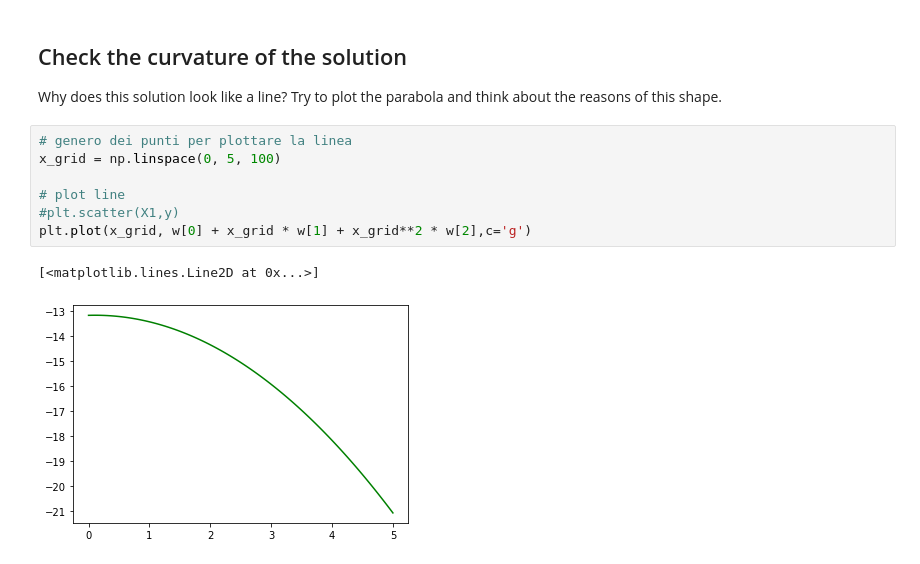
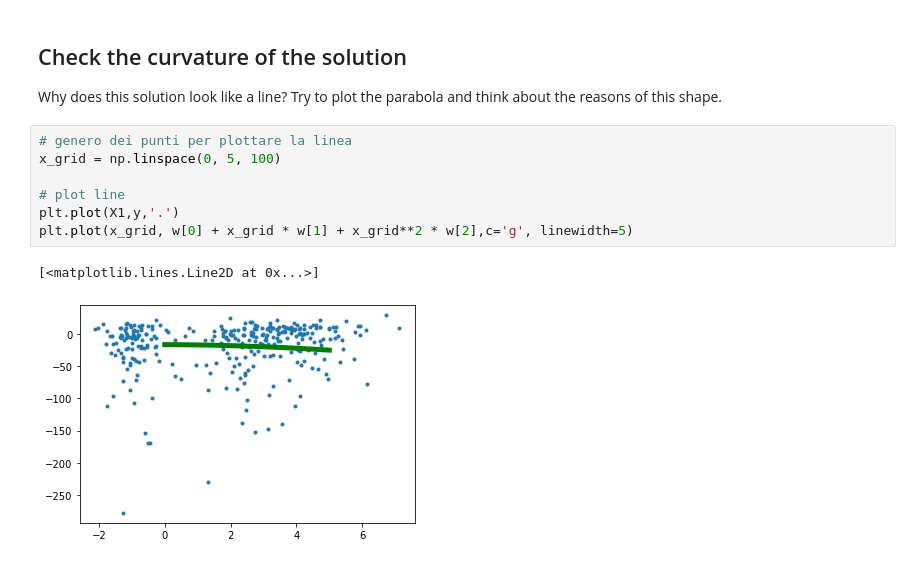
Before and after one commit to raozzo/ML, a Jupyter notebook: Exercises/Rifaccio es in classe.ipynb, the cells around one changed output. Drawn from its saved outputs; the diff is of its cells as text.

Commit message:
linewidth adjust

```diff
--- a/Exercises/Rifaccio es in classe.ipynb
+++ b/Exercises/Rifaccio es in classe.ipynb
@@ -228,10 +228,10 @@ Why does this solution look like a line? Try to plot the parabola and think abou
 # %%
 # genero dei punti per plottare la linea
 x_grid = np.linspace(0, 5, 100)
 
 # plot line
-#plt.scatter(X1,y)
-plt.plot(x_grid, w[0] + x_grid * w[1] + x_grid**2 * w[2],c='g')
+plt.plot(X1,y,'.')
+plt.plot(x_grid, w[0] + x_grid * w[1] + x_grid**2 * w[2],c='g', linewidth=5)
 # %% [output]
 [<matplotlib.lines.Line2D at 0x...>]
-[figure, old version]
+[figure, new version]
```
Also changed, not shown: parts of 7 cells of this notebook.
